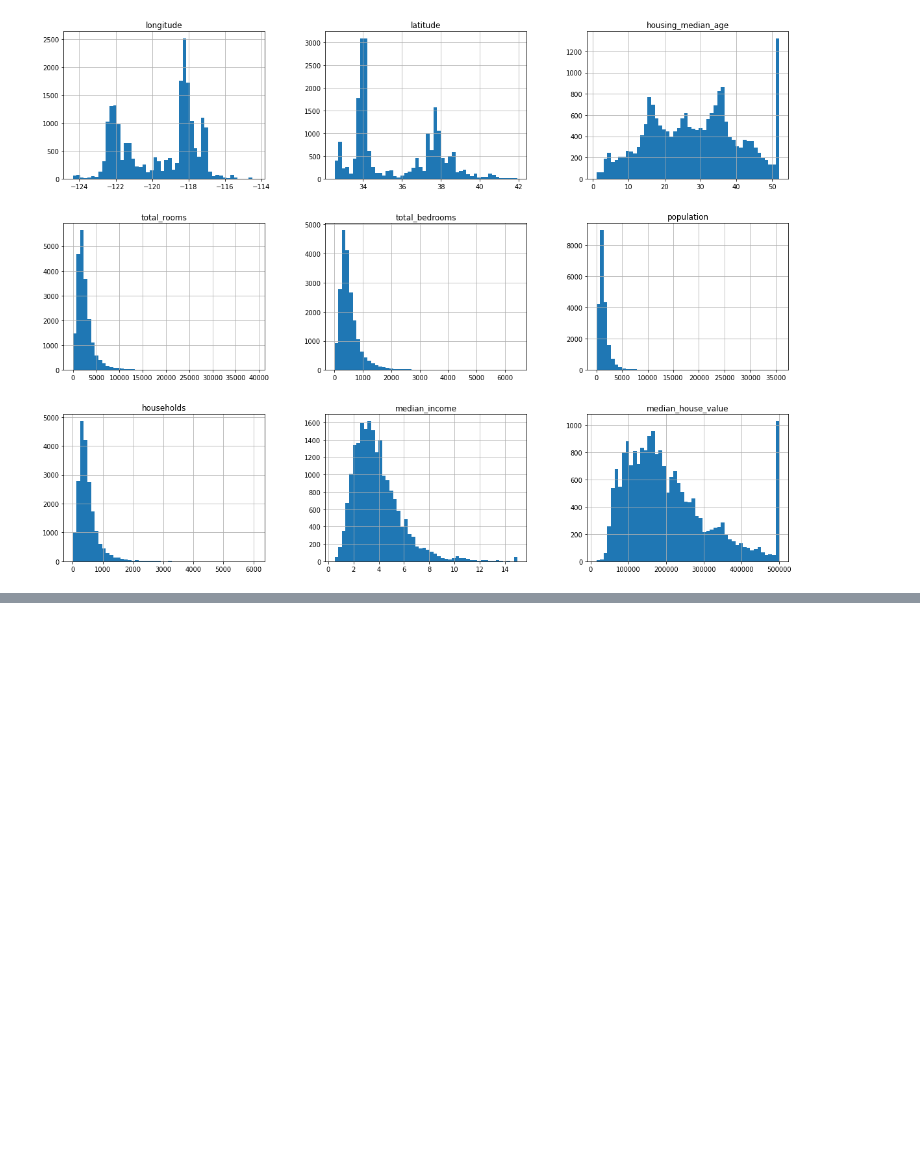
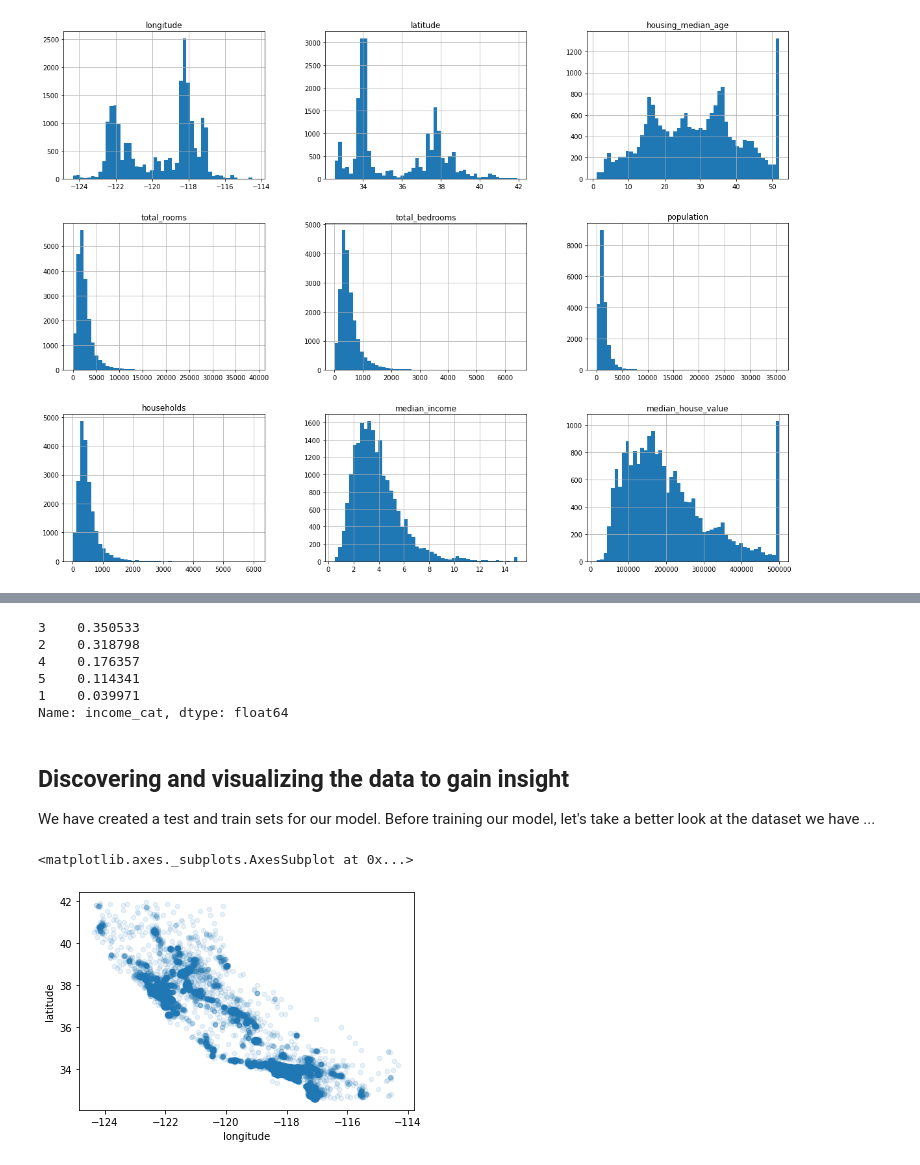
Before and after one commit to JoaoSiqueiraDS/handson-ml2, a Jupyter notebook: Chapter 2 - Exercise 1.ipynb, the cells around one changed output, grey strips where cells are left out. Drawn from its saved outputs; the diff is of its cells as text; code cells hidden in the pictures; blank space fills up the shorter version.

```diff
--- a/Chapter 2 - Exercise 1.ipynb
+++ b/Chapter 2 - Exercise 1.ipynb
@@ -87,0 +115,16 @@ Never forget we need to create a test set and put it aside, to never look at it.
+# %%
+from sklearn.model_selection import StratifiedShuffleSplit
+
+split1 = StratifiedShuffleSplit(n_splits=1, test_size=0.2, random_state=42)
+for train_index, test_index in split1.split(df, df['income_cat']):
+  strat_train_set = df.loc[train_index]
+  strat_test_set = df.loc[test_index]
+# %%
+strat_test_set['income_cat'].value_counts()/len(strat_test_set)
+# %% [output]
+3    0.350533
+2    0.318798
+4    0.176357
+5    0.114341
+1    0.039971
+Name: income_cat, dtype: float64
@@ -87,0 +138,15 @@ Never forget we need to create a test set and put it aside, to never look at it.
+# %% [markdown]
+## Discovering and visualizing the data to gain insight
+
+We have created a test and train sets for our model. Before training our model, let's take a better look at the dataset we have ...
+# %%
+# Creating a copy of the training set
+
+df_copy = strat_train_set.copy()
+# %%
+# Visulizing the data
+
+df_copy.plot(kind='scatter', x='longitude', y='latitude', alpha=0.1)
+# %% [output]
+<matplotlib.axes._subplots.AxesSubplot at 0x...>
+[figure, added]
```
Also changed, not shown: parts of 32 cells of this notebook.
